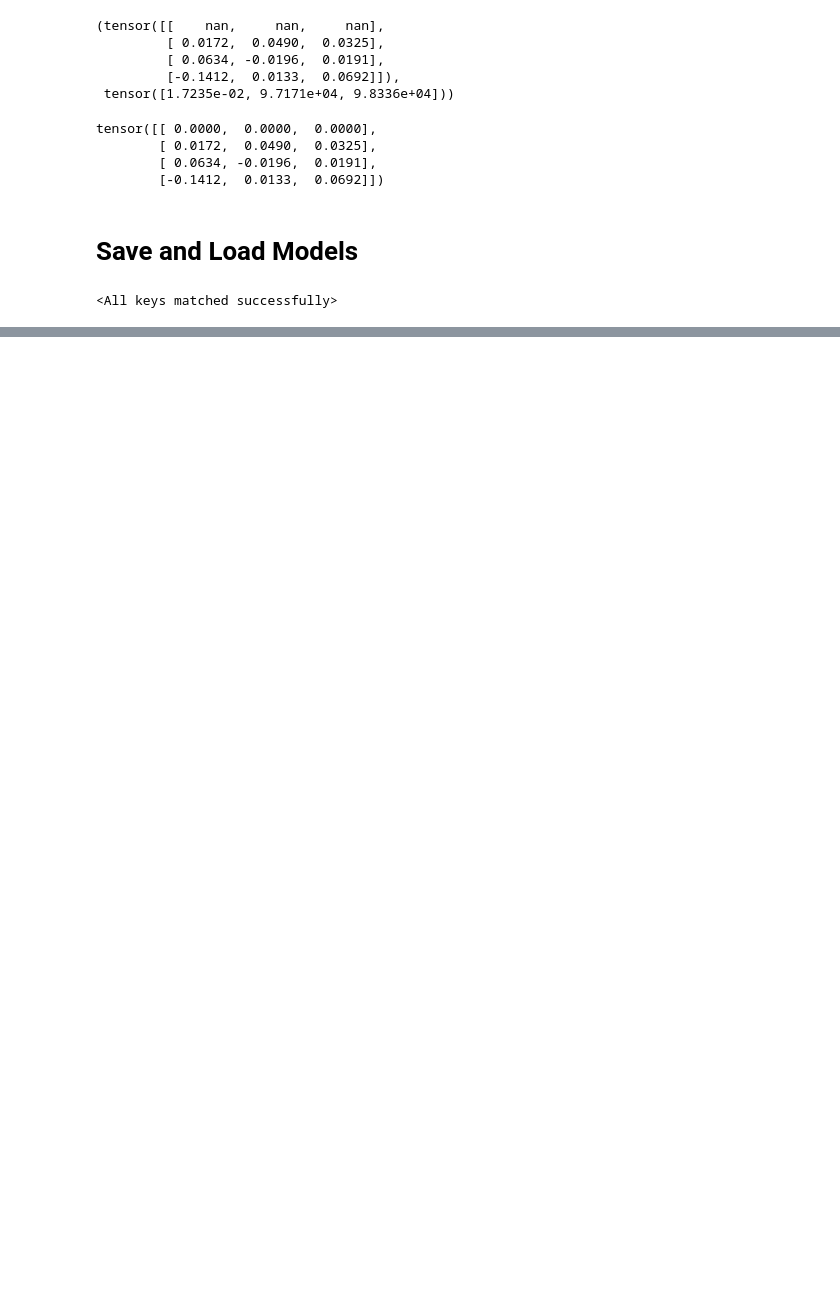
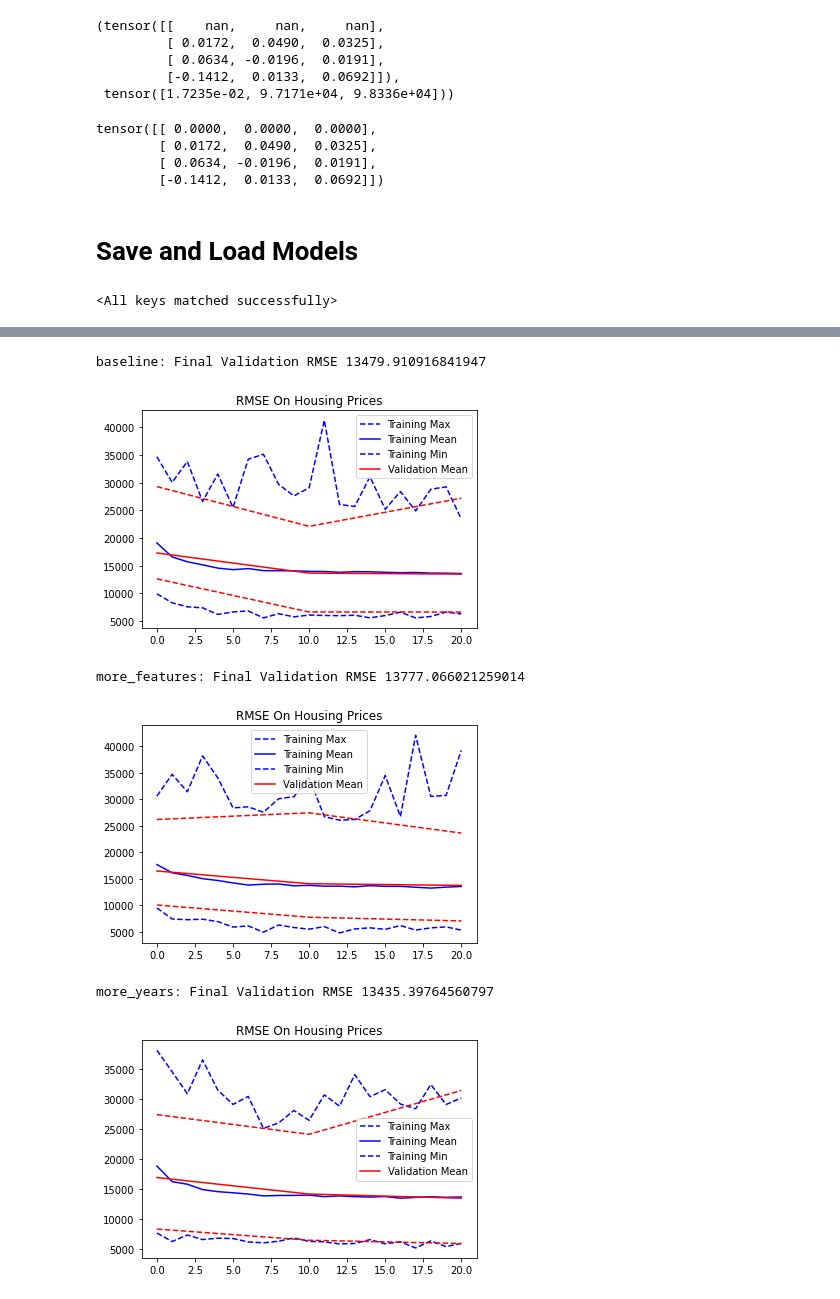
Before and after one commit to devon65/cs472-housing-pricing, a Jupyter notebook: models/dl/HousingLSTM.ipynb, the cells around one changed output, grey strips where cells are left out. Cells and saved outputs as stored; diff of their text form; code cells hidden in the pictures; blank space fills up the shorter version.

Commit message:
Created using Colaboratory; new test suite runner.

```diff
--- a/models/dl/HousingLSTM.ipynb
+++ b/models/dl/HousingLSTM.ipynb
@@ -332,7 +339,8 @@ def test(i):
   inp, o = dataset[i]
   inp[inp != inp] = 0
   pred = model(inp.unsqueeze(0).cuda())
-  return ((o[1] * pred) - o[2]).item()
+  print(pred.item())
+  return ((o[1] * (1 + pred)) - o[2]).item()
 # %%
 def remove_nans(l):
   return list(filter(lambda x: not np.isnan(x), l))
@@ -383,0 +406,2 @@ model.load_state_dict(state["model"])
+# %%
+selected_tests = available_tests.keys()
@@ -383,0 +450,11 @@ model.load_state_dict(state["model"])
+# %%
+def run_selected_tests(selected):
+  res = {}
+  for test in selected:
+    print(f"\nRunning test {test}")
+    opts = available_tests[test]
+    fold_losses, fold_rmses, fold_v_losses, fold_v_rmses = run_test(**opts)
+    res[test] = (fold_losses, fold_rmses, fold_v_losses, fold_v_rmses)
+  return res
+# %%
+res = run_selected_tests(selected_tests)
@@ -383,0 +479,55 @@ model.load_state_dict(state["model"])
+# %%
+for key in res.keys():
+  fold_losses, fold_rmses, fold_v_losses, fold_v_rmses = res[key]
+  avg_v_rmses = np.array(fold_v_rmses)
+  avg_rmses = np.array(fold_rmses)
+
+  fold_rmse_means = avg_rmses.mean(axis=0)
+  fold_v_rmse_means = avg_v_rmses.mean(axis=0)
+
+  # print(fold_means)
+
+  # max_losses = list(map(lambda x: np.max(x).item(), losses))
+  # mean_losses = list(map(lambda x: np.mean(x).item(), losses))
+  # min_losses = list(map(lambda x: np.min(x).item(), losses))
+
+  # max_valid_losses = list(map(lambda x: np.max(x).item(), valid_losses))
+  # mean_valid_losses = list(map(lambda x: np.mean(x).item(), valid_losses))
+  # min_valid_losses = list(map(lambda x: np.min(x).item(), valid_losses))
+
+  # plt.title("MSE Loss on Outputs")
+  # plt.plot(max_losses, "b--", label="Training Max")
+  # plt.plot(mean_losses, "b-", label="Training Mean")
+  # plt.plot(min_losses, "b--", label="Training Min")
+  # plt.plot(range(0, 30, 10), max_valid_losses, "r--")
+  # plt.plot(range(0, 30, 10), mean_valid_losses, "r-", label="Validation Mean")
+  # plt.plot(range(0, 30, 10), min_valid_losses, "r--")
+  # plt.legend(loc="best")
+  # plt.show()
+
+  max_rmses = fold_rmse_means.max(axis=1)
+  mean_rmses = fold_rmse_means.mean(axis=1)
+  min_rmses = fold_rmse_means.min(axis=1)
+
+  max_valid_rmses = fold_v_rmse_means.max(axis=1)
+  mean_valid_rmses = fold_v_rmse_means.mean(axis=1)
+  min_valid_rmses = fold_v_rmse_means.min(axis=1)
+
+  print(f"{key}: Final Validation RMSE {mean_valid_rmses[-1]}")
+
+  plt.title("RMSE On Housing Prices")
+  plt.plot(max_rmses, "b--", label="Training Max")
+  plt.plot(mean_rmses, "b-", label="Training Mean")
+  plt.plot(min_rmses, "b--", label="Training Min")
+  plt.plot(range(0, 30, 10), max_valid_rmses, "r--")
+  plt.plot(range(0, 30, 10), mean_valid_rmses, "r-", label="Validation Mean")
+  plt.plot(range(0, 30, 10), min_valid_rmses, "r--")
+  plt.legend(loc="best")
+  plt.show()
+# %% [output]
+baseline: Final Validation RMSE 13479.910916841947
+[figure, added]
+more_features: Final Validation RMSE 13777.066021259014
+[figure, added]
+more_years: Final Validation RMSE 13435.39764560797
+[figure, added]
```
Also changed, not shown: parts of 15 cells of this notebook.
